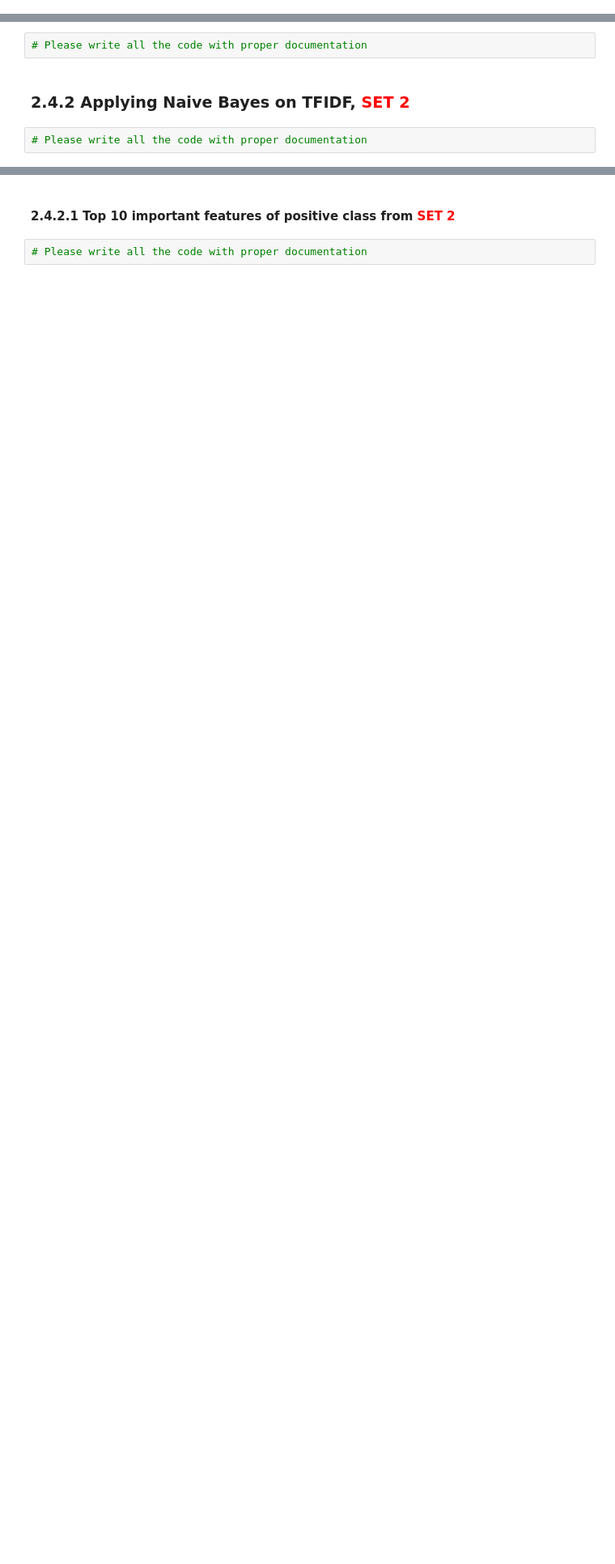
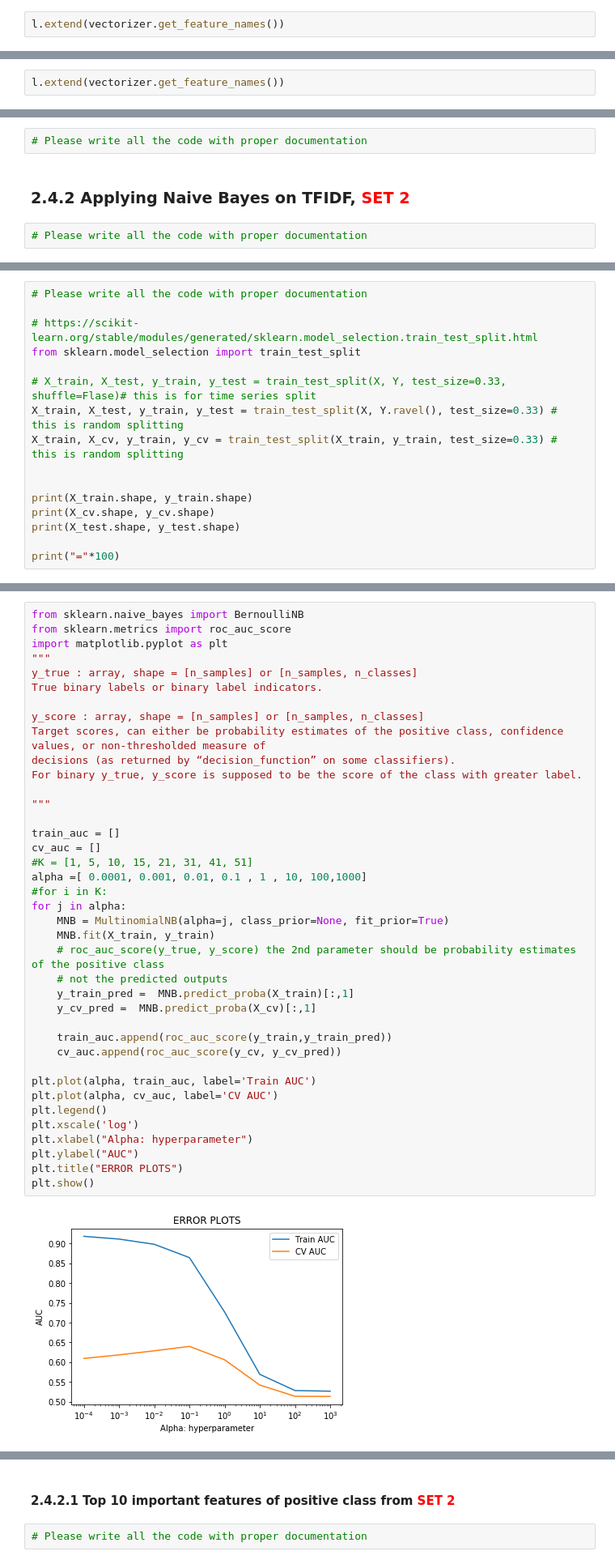
Before and after one commit to ysnvatsal/DataScience, a Jupyter notebook: Naive_Bayes_Modelling_on_donors_data.ipynb, the cells around one changed output, grey strips where cells are left out. Shown at 81% size. Saved outputs shown, nothing was run; the diff lists cells and outputs as text; blank space fills up the shorter version.

Commit message:
Naive Bayes Modelling on Bag of Words and TFIDF text vectorization- Top 10 positive and negative features determined

```diff
--- a/Naive_Bayes_Modelling_on_donors_data.ipynb
+++ b/Naive_Bayes_Modelling_on_donors_data.ipynb
@@ -544,6 +544,8 @@ text_tfidf = vectorizer.fit_transform(preprocessed_essays)
 print("Shape of matrix after one hot encodig ",text_tfidf.shape)
 # %% [output]
 Shape of matrix after one hot encodig  (39999, 11113)
+# %%
+l.extend(vectorizer.get_feature_names())
 # %%
 from sklearn.feature_extraction.text import TfidfVectorizer
 vectorizer = TfidfVectorizer(min_df=10)
@@ -551,6 +553,8 @@ ppt_tfidf = vectorizer.fit_transform(preprocessed_project_title)
 print("Shape of matrix after one hot encodig ",ppt_tfidf.shape)
 # %% [output]
 Shape of matrix after one hot encodig  (39999, 1865)
+# %%
+l.extend(vectorizer.get_feature_names())
 # %% [markdown]
 #### 1.5.2.3 Using Pretrained Models: Avg W2V
 # %%
@@ -1101,0 +1180,16 @@ len(l)
+# %%
+# Please write all the code with proper documentation
+
+# https://scikit-learn.org/stable/modules/generated/sklearn.model_selection.train_test_split.html
+from sklearn.model_selection import train_test_split
+
+# X_train, X_test, y_train, y_test = train_test_split(X, Y, test_size=0.33, shuffle=Flase)# this is for time series split
+X_train, X_test, y_train, y_test = train_test_split(X, Y.ravel(), test_size=0.33) # this is random splitting
+X_train, X_cv, y_train, y_cv = train_test_split(X_train, y_train, test_size=0.33) # this is random splitting
+
+
+print(X_train.shape, y_train.shape)
+print(X_cv.shape, y_cv.shape)
+print(X_test.shape, y_test.shape)
+
+print("="*100)
@@ -1101,0 +1201,41 @@ len(l)
+# %%
+from sklearn.naive_bayes import BernoulliNB
+from sklearn.metrics import roc_auc_score
+import matplotlib.pyplot as plt
+"""
+y_true : array, shape = [n_samples] or [n_samples, n_classes]
+True binary labels or binary label indicators.
+
+y_score : array, shape = [n_samples] or [n_samples, n_classes]
+Target scores, can either be probability estimates of the positive class, confidence values, or non-thresholded measure of
+decisions (as returned by “decision_function” on some classifiers).
+For binary y_true, y_score is supposed to be the score of the class with greater label.
+
+"""
+
+train_auc = []
+cv_auc = []
+#K = [1, 5, 10, 15, 21, 31, 41, 51]
+alpha =[ 0.0001, 0.001, 0.01, 0.1 , 1 , 10, 100,1000]
+#for i in K:
+for j in alpha:
+    MNB = MultinomialNB(alpha=j, class_prior=None, fit_prior=True)
+    MNB.fit(X_train, y_train)
+    # roc_auc_score(y_true, y_score) the 2nd parameter should be probability estimates of the positive class
+    # not the predicted outputs
+    y_train_pred =  MNB.predict_proba(X_train)[:,1]
+    y_cv_pred =  MNB.predict_proba(X_cv)[:,1]
+
+    train_auc.append(roc_auc_score(y_train,y_train_pred))
+    cv_auc.append(roc_auc_score(y_cv, y_cv_pred))
+
+plt.plot(alpha, train_auc, label='Train AUC')
+plt.plot(alpha, cv_auc, label='CV AUC')
+plt.legend()
+plt.xscale('log')
+plt.xlabel("Alpha: hyperparameter")
+plt.ylabel("AUC")
+plt.title("ERROR PLOTS")
+plt.show()
+# %% [output]
+[figure, added]
```
Also changed, not shown: parts of 13 cells of this notebook.
